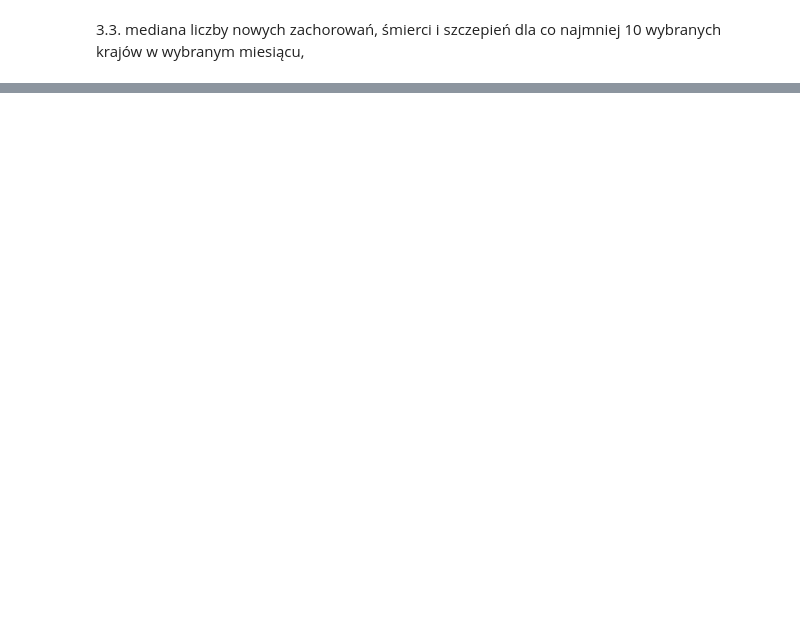
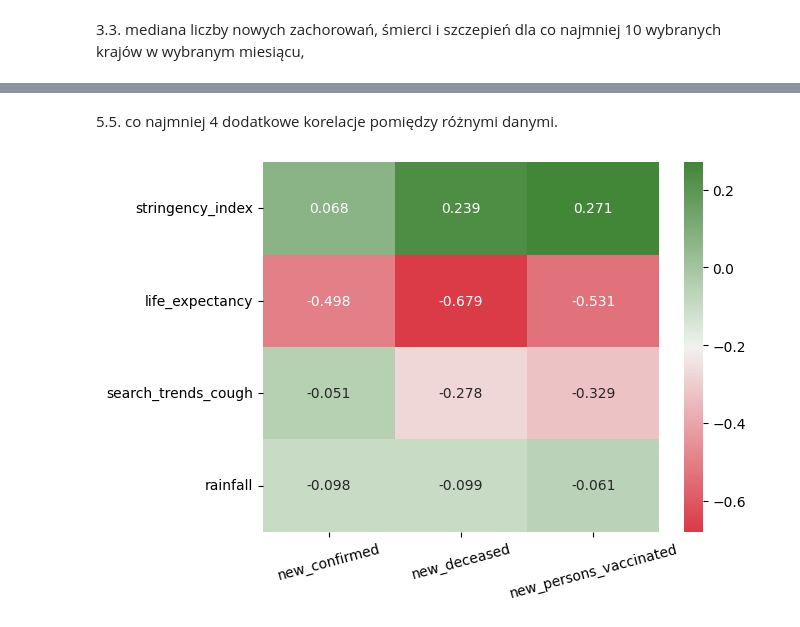
Before and after one commit to qmacdom/BigData, a Jupyter notebook: zad2.ipynb, the cells around one changed output, grey strips where cells are left out. Cells and saved outputs as stored; diff of their text form; code cells hidden in the pictures; blank space fills up the shorter version.

```diff
--- a/zad2.ipynb
+++ b/zad2.ipynb
@@ -206,0 +334,19 @@ plt.show()
+# %% [markdown]
+5.5. co najmniej 4 dodatkowe korelacje pomiędzy różnymi danymi.
+# %%
+data_for_5_5 = data_for_5[
+    ['stringency_index', 'life_expectancy', 'search_trends_cough','rainfall','relative_humidity' ,'new_confirmed',
+     'new_deceased', 'new_persons_vaccinated']]
+data_for_5_5_corr = data_for_5_5.corr()
+data_for_5_5_corr = data_for_5_5_corr.iloc[0:4, 5:8]
+axis_corr = sns.heatmap(
+    data_for_5_5_corr,
+    cmap=sns.diverging_palette(10, 125, n=1000),
+    annot=True,
+    fmt=".3f",
+)
+
+plt.xticks(rotation=15)
+plt.show()
+# %% [output]
+[figure, added]
```
Also changed, not shown: parts of 16 cells of this notebook.
